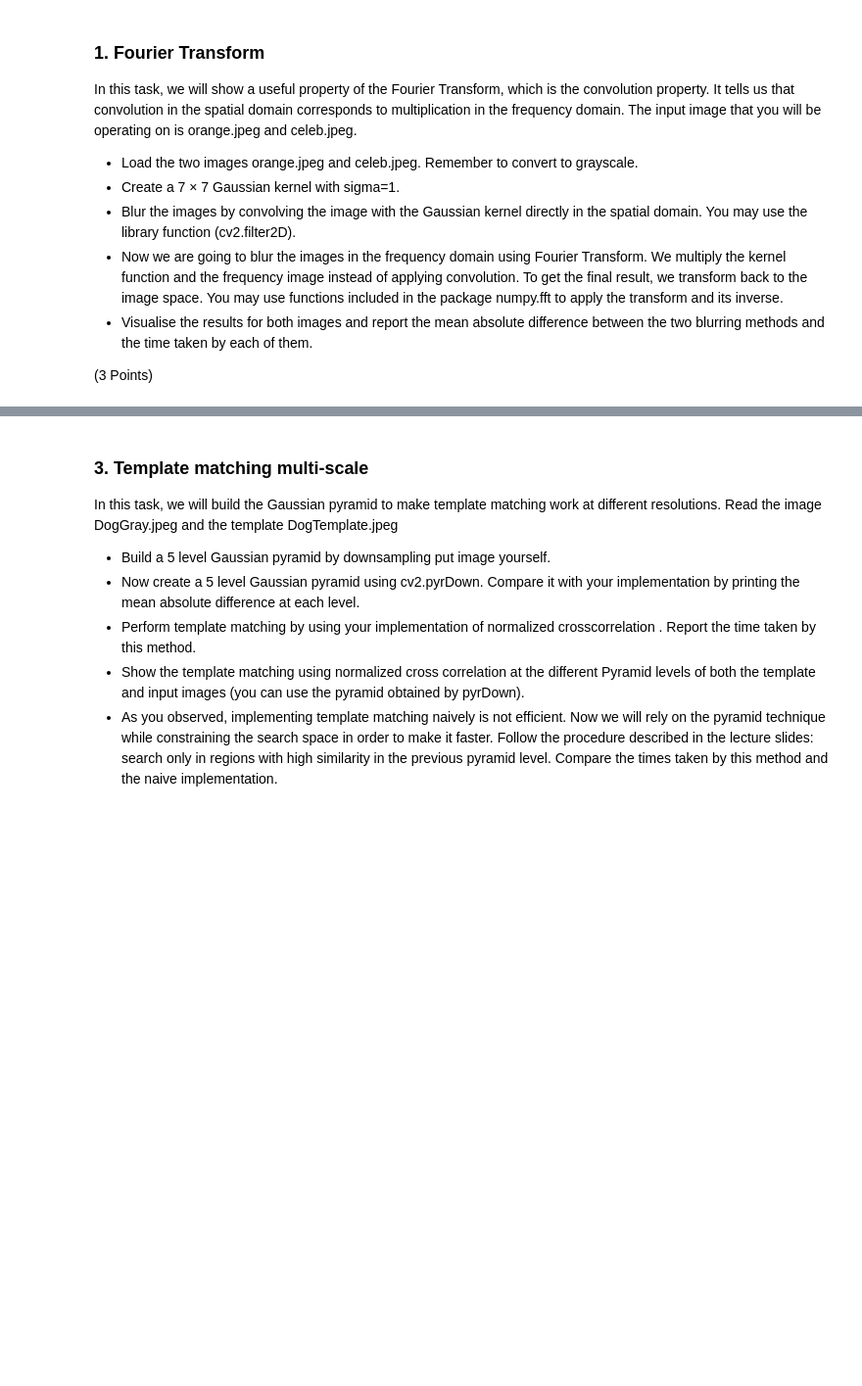
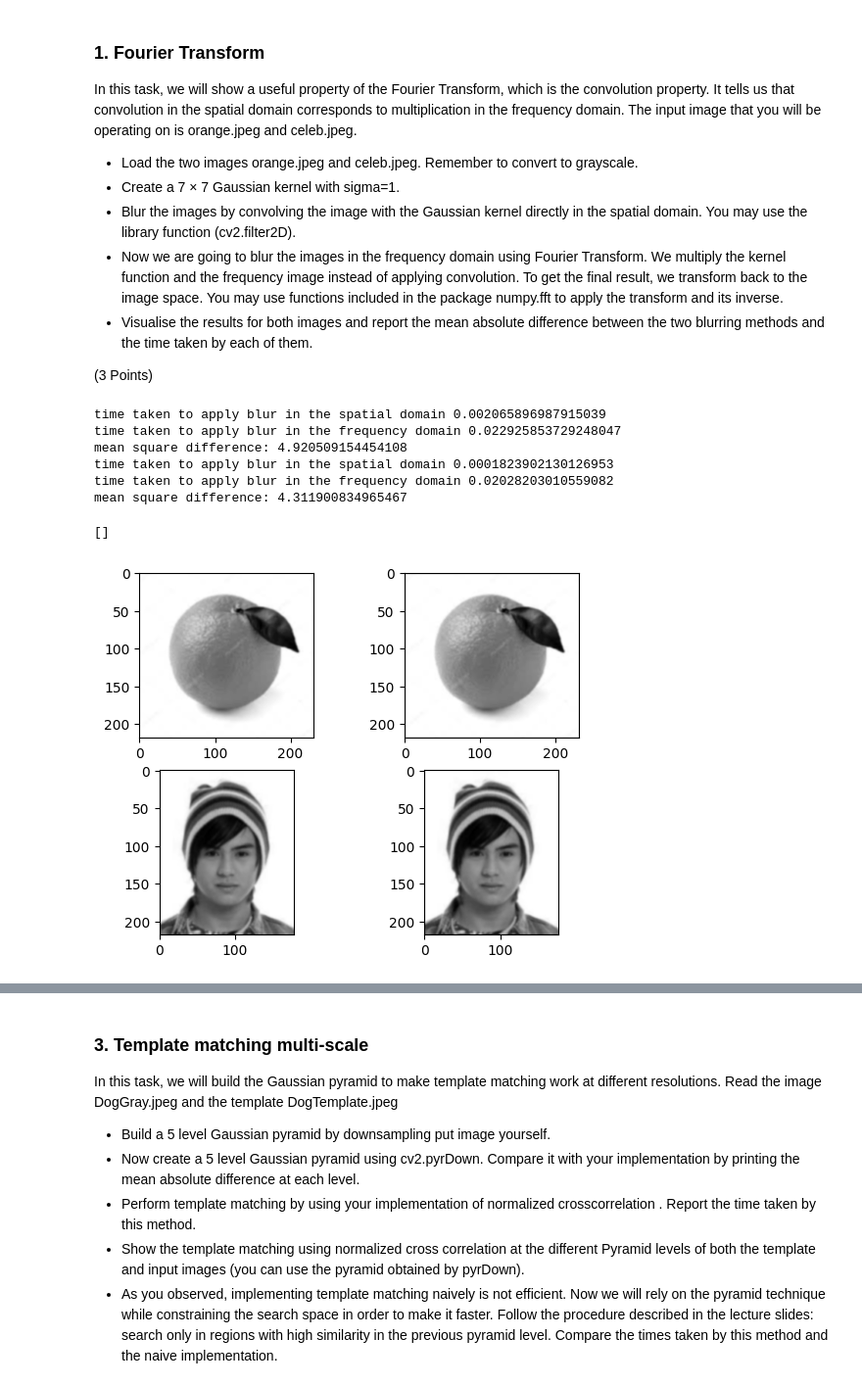
Before and after one commit to Patschwemm/CV_Course, a Jupyter notebook: Sheet02/src/sheet02.ipynb, the cells around one changed output, grey strips where cells are left out. Shown at 98% size. Saved outputs shown, nothing was run; the diff lists cells and outputs as text; code cells hidden in the pictures; blank space fills up the shorter version.

```diff
--- a/Sheet02/src/sheet02.ipynb
+++ b/Sheet02/src/sheet02.ipynb
@@ -30,40 +31,90 @@ def blur_im_spatial(image, kernel_size):
 
 # blur the image in the frequency domain
 def blur_im_freq(image, kernel):
+    # edge case: if image is even numbered shape change to odd number
+    pad_img = image
+    dim1_pad, dim2_pad = 0, 0
+    if pad_img.shape[0] % 2 == 0:
+        pad_img = np.pad(pad_img, pad_width=((0, 1), (0, 0)), mode="edge")
+        dim1_pad = 1
+    if pad_img.shape[1] % 2 == 0:
+        pad_img = np.pad(pad_img, pad_width=((0, 0), (0, 1)), mode="edge")
+        dim2_pad = 1
+
     # steps:
     # 1. create 2D kernel of any size (U x V)
     # 2. zero-pad the kernel up to (M+U-1) x (N+V-1)
+    pad_kernel = np.pad(
+        kernel,
+        pad_width=(
+            ((pad_img.shape[0] - 1)//2, (pad_img.shape[0] - 1)//2),
+            ((pad_img.shape[1] - 1)//2, (pad_img.shape[1] - 1)//2)
+            ),
+        mode="constant"
+        )
+
     # 3. take the 2-D fft of the kernel
+    freq_kernel = np.fft.fft2(pad_kernel)
     # 4. zero-pad the image up to (M+U-1) x (N+V-1)
+    pad_img = np.pad(
+        pad_img,
+        pad_width=(
+            ((kernel.shape[0] - 1)//2, (kernel.shape[0] - 1)//2),
+            ((kernel.shape[1] - 1)//2, (kernel.shape[1] - 1)//2)
+            ),
+        mode="constant"
+        )
     # 5. take the 2-D FFT of the image
+    freq_img = np.fft.fft2(pad_img)
     # 6. multiply FFT of kernel by FFT of image
+    blur_img = freq_img * freq_kernel
     # 7. take inverse 2-D FFT of result
-    # 8. trim off garbage at edges
+    blur_img = np.fft.ifft2(blur_img)
 
-    img_freq = np.fft.fft2(image)
-    img_freq = img_freq * gaus_kernel
-    return np.fft.ifft2(img_freq)
+    blur_img = np.fft.ifftshift(np.round(np.real(blur_img)))
+    # 8. trim off garbage at edges + edge case if dims are even
+    blur_img = blur_img[(kernel.shape[0] - 1)//2 : - ((kernel.shape[0] - 1)//2 + dim1_pad), (kernel.shape[1] - 1)//2 : -((kernel.shape[1] - 1)//2 + dim2_pad)]
+    assert blur_img.shape == image.shape, print("error", blur_img.shape, image.shape)
+
+    return blur_img
 
 def task1(input_im_file):
     full_path = os.path.join(DATA_DIR, input_im_file)
     image = cv.imread(full_path, cv.IMREAD_GRAYSCALE)
     kernel_size = 7
     # create 1 dim kernel
-    kernel = cv.getGaussianKernel(ksize=kernel_size, sigma=1)
+    kernel = cv.getGaussianKernel(ksize=49, sigma=1)
     # outer product for 7x7 kernel
     kernel = np.outer(kernel, kernel)
-    print(kernel)
     # time the blurring of the different methods
     start_time = time.time()
     conv_result = blur_im_spatial(image, kernel_size)
     end_time = time.time()
     print('time taken to apply blur in the spatial domain', end_time-start_time)
     # measure the timing here too
     start_time = time.time()
     fft_result = blur_im_freq(image, kernel)
     end_time = time.time()
     print('time taken to apply blur in the frequency domain', end_time-start_time)
+    print("mean square difference:", (cv.absdiff(conv_result.astype("uint8"), fft_result.astype("uint8"))**2).mean())
 
+    return conv_result, fft_result
 
+orange_conv, orange_fft = task1('orange.jpeg')
+celeb_conv, celeb_fft = task1('celeb.jpeg')
 
-    # TODO: compare results in terms of run time and mean square difference
+_, ax = plt.subplots(2, 2)
+ax[0][0].imshow(orange_conv, cmap="gray")
+ax[0][1].imshow(orange_fft, cmap="gray")
+ax[1][0].imshow(celeb_conv, cmap="gray")
+ax[1][1].imshow(celeb_fft, cmap="gray")
+plt.plot()
+# %% [output]
+time taken to apply blur in the spatial domain 0.002065896987915039
+time taken to apply blur in the frequency domain 0.022925853729248047
+mean square difference: 4.920509154454108
+time taken to apply blur in the spatial domain 0.0001823902130126953
+time taken to apply blur in the frequency domain 0.02028203010559082
+mean square difference: 4.311900834965467
+[]
+[figure, added]
```
Also changed, not shown: parts of 13 cells of this notebook, 3 other files.
